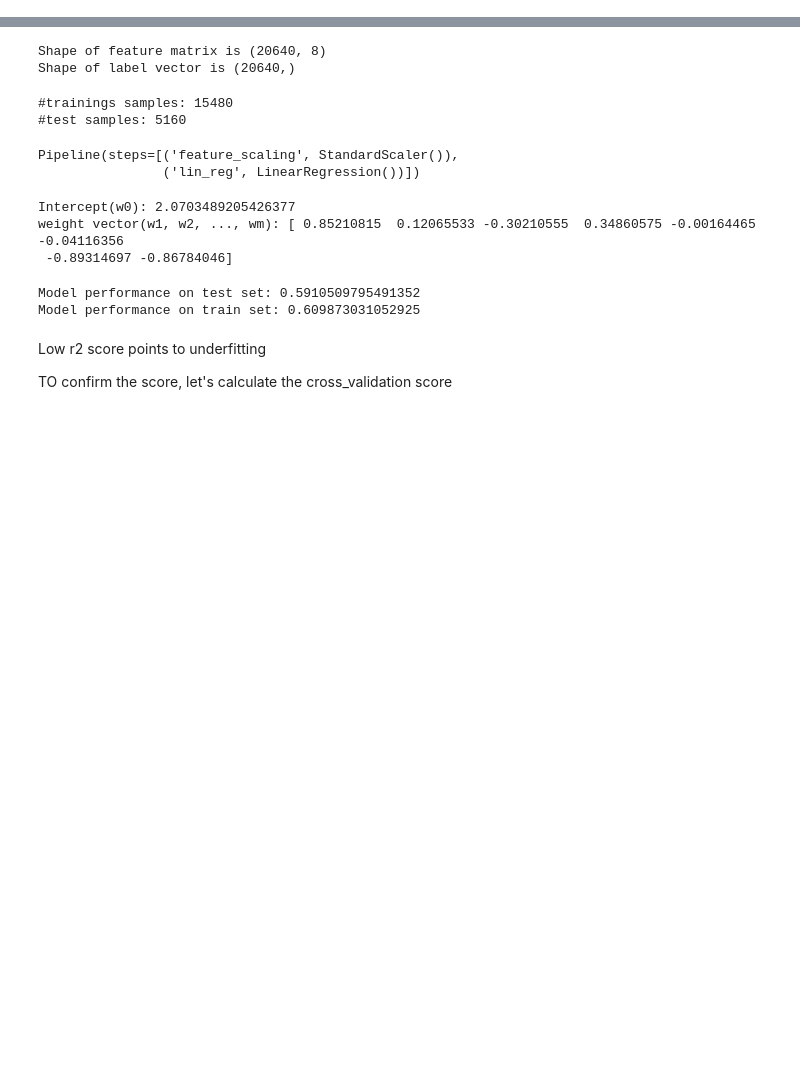
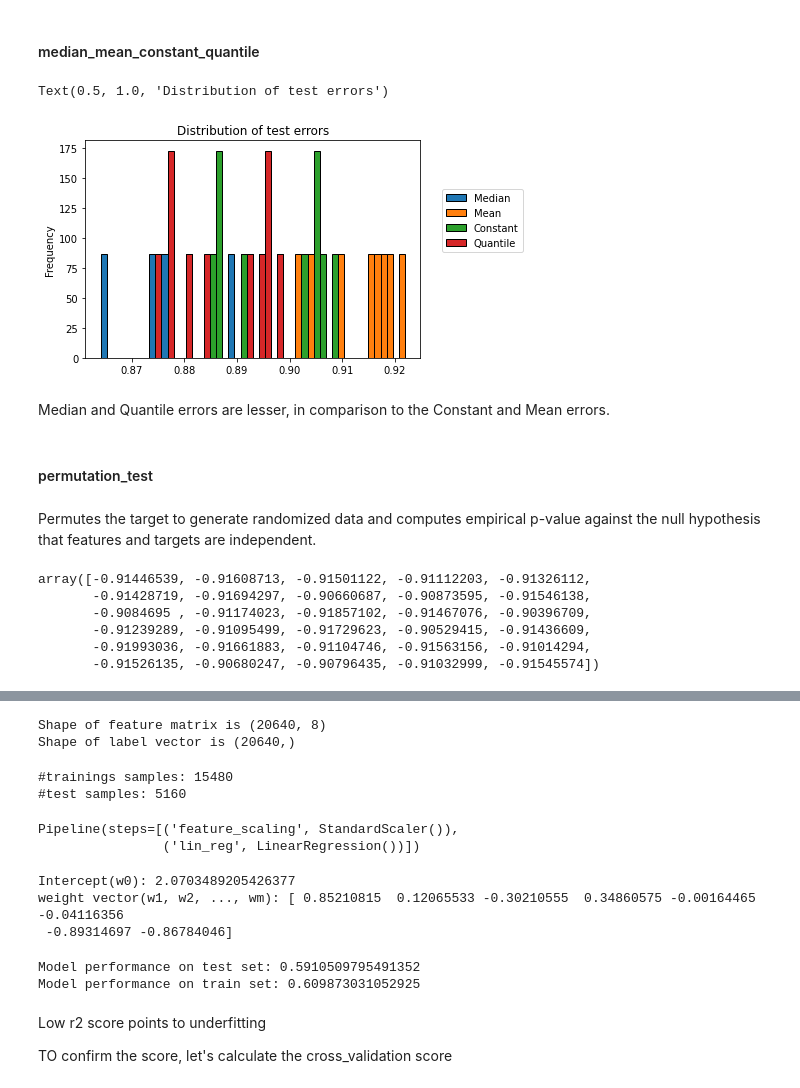
Before and after one commit to ananddotiyer/IIT-M, a Jupyter notebook: My Notes/MLP/Week3.ipynb, the cells around one changed output, grey strips where cells are left out. Saved outputs shown, nothing was run; the diff lists cells and outputs as text; code cells hidden in the pictures; blank space fills up the shorter version.

```diff
--- a/My Notes/MLP/Week3.ipynb
+++ b/My Notes/MLP/Week3.ipynb
@@ -0,0 +21,2 @@
+# %%
+features, labels = fetch_california_housing(as_frame=True, return_X_y=True)
@@ -0,0 +31,3 @@
+# %%
+from sklearn.model_selection import train_test_split
+train_features, test_features, train_labels, test_labels = train_test_split(features, labels, random_state=42)
@@ -0,0 +62,32 @@
+# %% [markdown]
+#### median_mean_constant_quantile
+# %%
+def dummy_regressor_baseline(strategy, constant_val=None, quantile_val=None):
+    baseline = DummyRegressor(strategy=strategy, constant=constant_val, quantile=quantile_val)
+    baseline_cv_results = cross_validate(baseline, train_features, train_labels, cv=shuffle_split_cv,
+                                         scoring='neg_mean_absolute_error')
+    return pd.Series(-1 * baseline_cv_results['test_score'], name='Dummy regression error')
+# %%
+baseline_median_cv_results_errors = dummy_regressor_baseline(strategy='median')
+baseline_mean_cv_results_errors = dummy_regressor_baseline(strategy='mean')
+baseline_constant_cv_results_errors = dummy_regressor_baseline(strategy='constant', constant_val=2)  # predicts all labels as 2
+baseline_quantile_cv_results_errors = dummy_regressor_baseline(strategy='quantile', quantile_val=0.55)
+# %%
+dummy_error_df = pd.concat([baseline_median_cv_results_errors,
+                           baseline_mean_cv_results_errors,
+                           baseline_constant_cv_results_errors,
+                           baseline_quantile_cv_results_errors], axis=1)
+dummy_error_df.columns = ['Median', 'Mean', 'Constant', 'Quantile'] #cross validation errors
+
+dummy_error_df.plot.hist(bins=50, density=True, edgecolor='black')
+plt.legend(bbox_to_anchor=(1.05,0.8), loc='upper left')
+plt.title("Distribution of test errors")
+# %% [output]
+Text(0.5, 1.0, 'Distribution of test errors')
+[figure, added]
+# %% [markdown]
+Median and Quantile errors are lesser, in comparison to the Constant and Mean errors.
+# %% [markdown]
+#### permutation_test
+# %% [markdown]
+Permutes the target to generate randomized data and computes empirical p-value against the null hypothesis that features and targets are independent.
@@ -0,0 +99,9 @@
+# %%
+permutation_score
+# %% [output]
+array([-0.91446539, -0.91608713, -0.91501122, -0.91112203, -0.91326112,
+       -0.91428719, -0.91694297, -0.90660687, -0.90873595, -0.91546138,
+       -0.9084695 , -0.91174023, -0.91857102, -0.91467076, -0.90396709,
+       -0.91239289, -0.91095499, -0.91729623, -0.90529415, -0.91436609,
+       -0.91993036, -0.91661883, -0.91104746, -0.91563156, -0.91014294,
+       -0.91526135, -0.90680247, -0.90796435, -0.91032999, -0.91545574])
```
Also changed, not shown: parts of 14 cells of this notebook.
